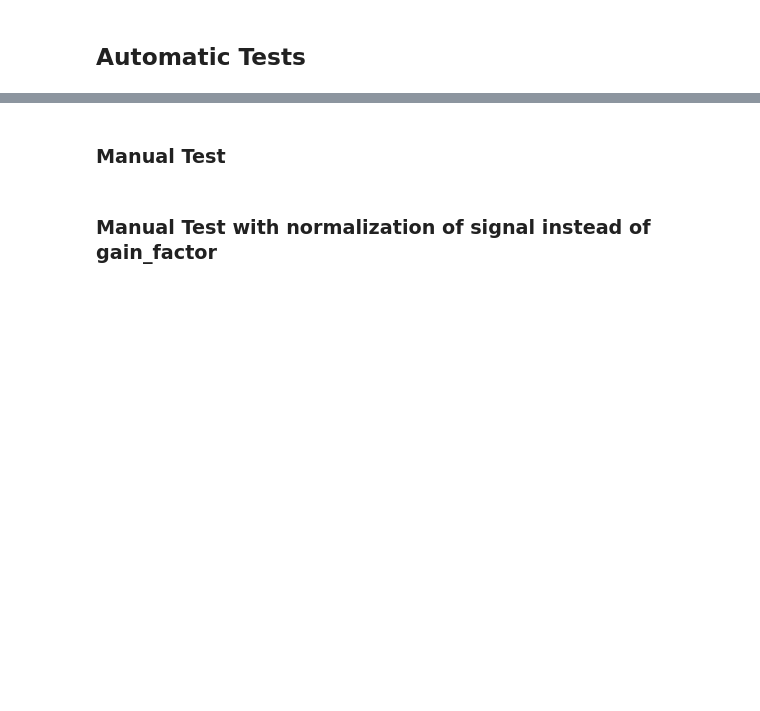
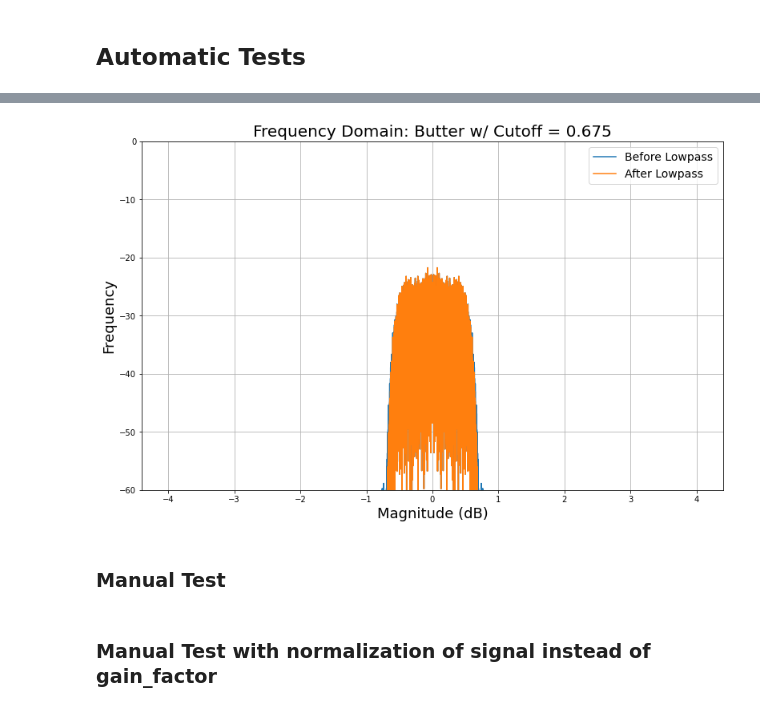
Before and after one commit to FaxMan1/Master-Thesis, a Jupyter notebook: Jupyter/main_CS.ipynb, the cells around one changed output, grey strips where cells are left out. Cells and saved outputs as stored; diff of their text form; code cells hidden in the pictures; blank space fills up the shorter version.

```diff
--- a/Jupyter/main_CS.ipynb
+++ b/Jupyter/main_CS.ipynb
@@ -33,25 +35,0 @@ print("Accuracy:", 1 - CS.evaluate(decisions)[1])
-# %%
-symbol_set = [3, 1, -1, -3] # all symbols that we use
-num_symbols = 10000
-symbol_seq = np.random.choice(symbol_set, num_symbols, replace=True)
-m = 8
-CS = Comms_System(symbol_set=symbol_set, symbol_seq=symbol_seq, num_samples=m, beta=0.35)
-SNR = 10
-
-up = CS.upsample()
-Tx = np.convolve(up, CS.h)
-
-plt.figure(figsize=(13,8))
-plt.magnitude_spectrum(Tx, sides='twosided', scale='dB', Fs=8, color='C1')
-plt.ylim([-40, -20])
-plt.grid(True)
-
-b, a = butter_lowpass(0.55, CS.m, 10)
-Tx = lfilter(b, a, Tx)
-
-plt.magnitude_spectrum(Tx, sides='twosided', scale='dB', Fs=8, color='C2')
-plt.ylim([-40, -20])
-plt.grid(True)
-plt.show()
-
-#Tx = Tx + np.random.normal(0.0, sigma, Tx.shape)  # add gaussian noise
@@ -57,0 +38,6 @@ plt.show()
+# %%
+symbol_set = [3, 1, -1, -3] # all symbols that we use
+symbol_seq = np.random.choice(symbol_set, 10000, replace=True)
+m = 8
+CS = Comms_System(symbol_set=symbol_set, symbol_seq=symbol_seq, num_samples=m, beta=0.35)
+SNR = 10
@@ -58,3 +105,8 @@ plt.show()
+# %%
+lowpass_effect(CS, filter_type='Butter', cutoff=0.675, time=False)
+#lowpass_effect(filter_type='Butter', cutoff=0.675)
+# %% [output]
+[figure, added]
 # %% [markdown]
 ### Manual Test
 # %%
```
Also changed, not shown: parts of 15 cells of this notebook, 6 other files.
